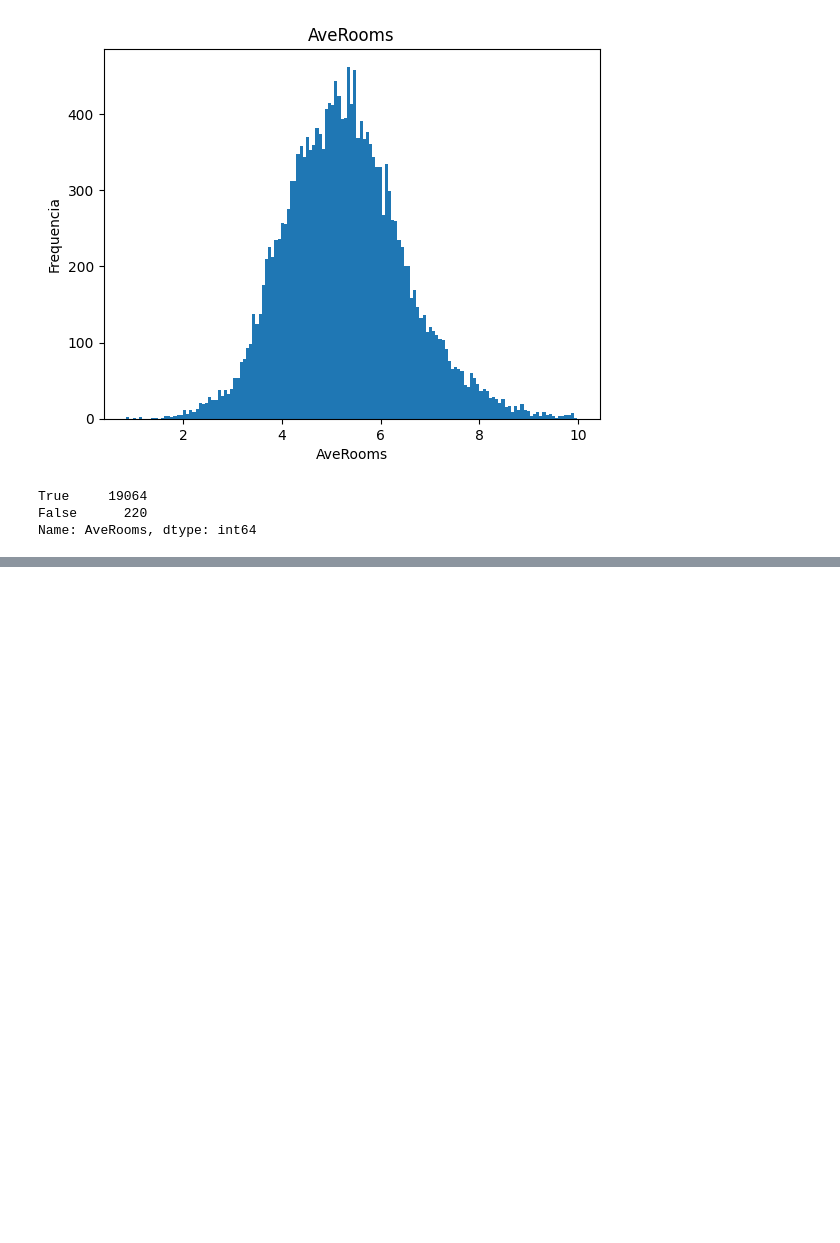
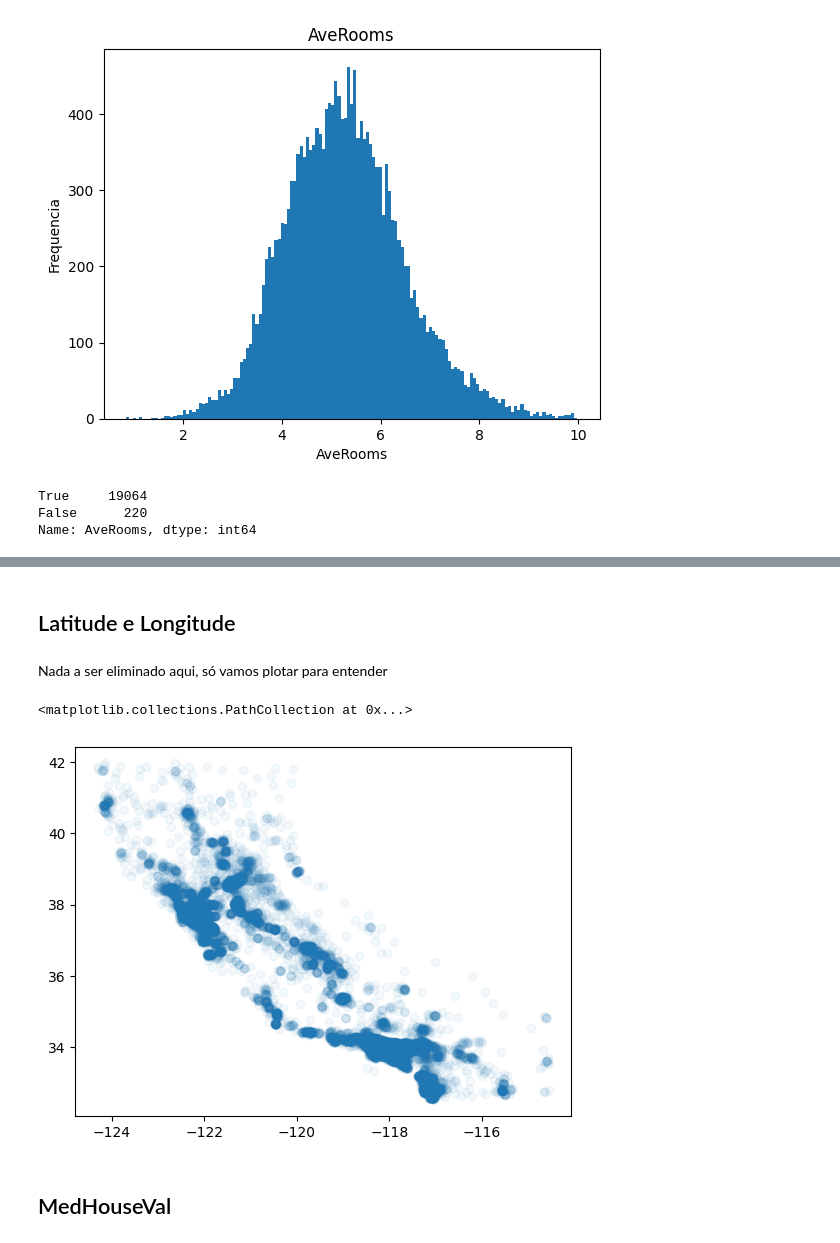
Before and after one commit to FabioAyresInsper/california, a Jupyter notebook: notebooks/california.ipynb, the cells around one changed output, grey strips where cells are left out. Drawn from its saved outputs; the diff is of its cells as text; code cells hidden in the pictures; blank space fills up the shorter version.

```diff
--- a/notebooks/california.ipynb
+++ b/notebooks/california.ipynb
@@ -229,0 +312,13 @@ df = df[linhas_normais]
+# %%
+df = df[linhas_normais]
+# %% [markdown]
+## Latitude e Longitude
+# %% [markdown]
+Nada a ser eliminado aqui, só vamos plotar para entender
+# %%
+plt.scatter(df['Longitude'], df['Latitude'], alpha=0.05)
+# %% [output]
+<matplotlib.collections.PathCollection at 0x...>
+[figure, added]
+# %% [markdown]
+## MedHouseVal
```
Also changed, not shown: parts of 27 cells of this notebook, 2 other files.
